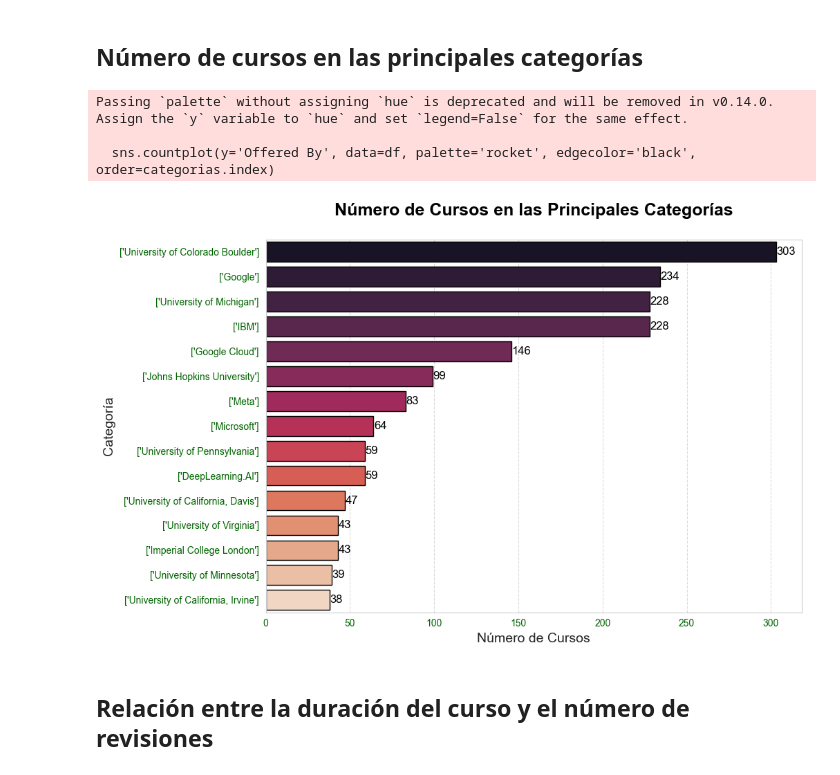
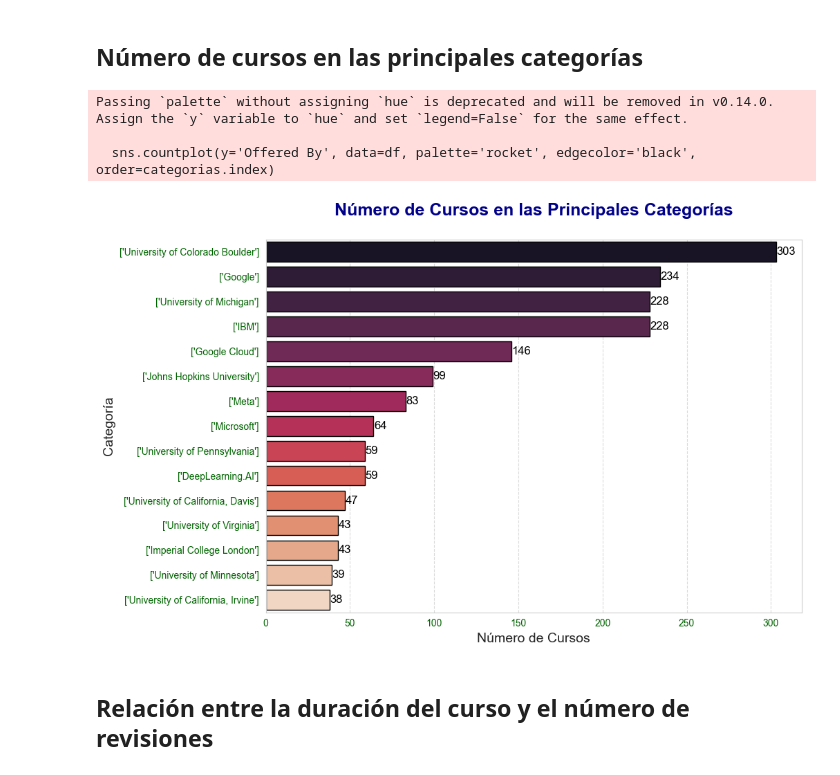
Before and after one commit to LorenaGarcia10SJ/-SS2-Seminario2_201700399, a Jupyter notebook: [SS2]Practica2_201700399/Practica2.ipynb, the cells around one changed output. Drawn from its saved outputs; the diff is of its cells as text; code cells hidden in the pictures.

```diff
--- a/[SS2]Practica2_201700399/Practica2.ipynb
+++ b/[SS2]Practica2_201700399/Practica2.ipynb
@@ -563,25 +563,25 @@ Passing `palette` without assigning `hue` is deprecated and will be removed in v
 # %%
 categorias = df['Offered By'].value_counts().head(15)
 
 plt.figure(figsize=(10, 7))
 sns.countplot(y='Offered By', data=df, palette='rocket', edgecolor='black', order=categorias.index)
 
-plt.title('Número de Cursos en las Principales Categorías', fontsize=18, fontweight='bold', color='black', pad=25)
+plt.title('Número de Cursos en las Principales Categorías', fontsize=18, fontweight='bold', color='darkblue', pad=25)
 plt.xlabel('Número de Cursos', fontsize=14)
 plt.ylabel('Categoría', fontsize=14)
 plt.xticks(fontsize=10, color='darkgreen')
 plt.yticks(fontsize=10, color='darkgreen')
 plt.grid(True, axis='x', linestyle='--', alpha=0.7)
 
 for i, count in enumerate(categorias.values):
     plt.text(count + 0.2, i, str(count), color='black', ha='left', va='center', fontsize=12)
 
 plt.show()
 # %% [output]
 Passing `palette` without assigning `hue` is deprecated and will be removed in v0.14.0. Assign the `y` variable to `hue` and set `legend=False` for the same effect.
 
   sns.countplot(y='Offered By', data=df, palette='rocket', edgecolor='black', order=categorias.index)
-[figure, old version]
+[figure, new version]
 # %% [markdown]
 ## Relación entre la duración del curso y el número de revisiones
 # %%
```
Also changed, not shown: parts of 3 cells of this notebook.
